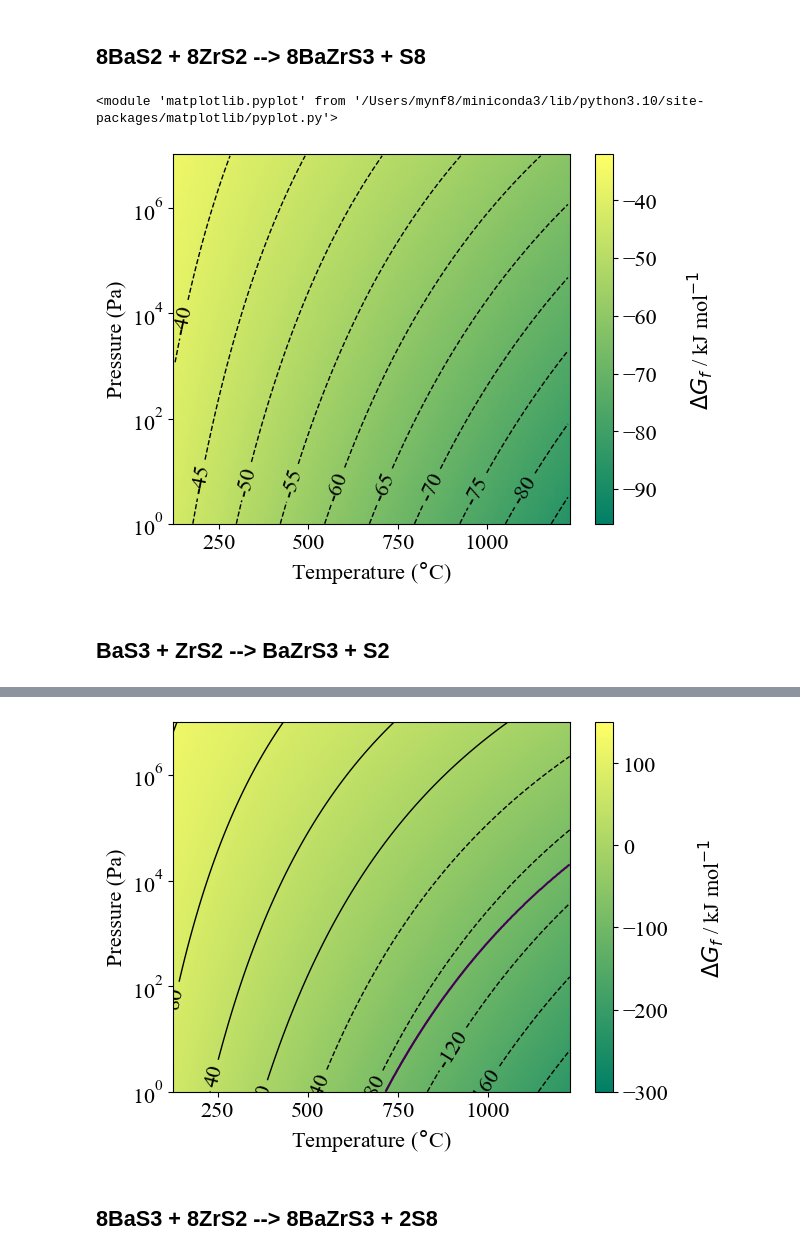
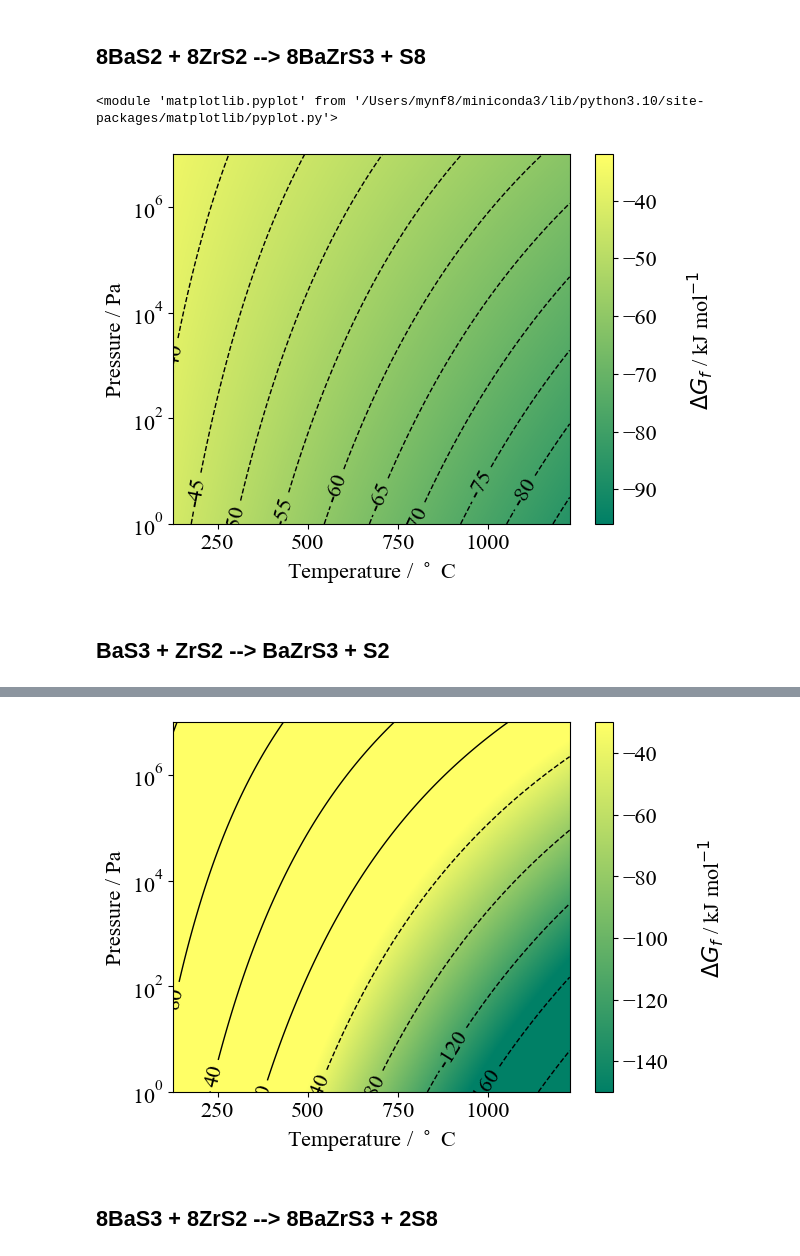
Before and after one commit to NU-CEM/2023_BaZrS3_Thermodynamic_Model, a Jupyter notebook: thermodynamic_analysis.ipynb, the cells around one changed output, grey strips where cells are left out. Cells and saved outputs as stored; diff of their text form; code cells hidden in the pictures.

```diff
--- a/thermodynamic_analysis.ipynb
+++ b/thermodynamic_analysis.ipynb
@@ -322,15 +303,15 @@ GFE_4310.plot_TvsP(scale_range=[-175,50],T_units="C")
 ## 8BaS2 + 8ZrS2 --> 8BaZrS3 +  S8
 # %%
 bulk_reaction = reactions.Reaction({BaS2:8,ZrS2:8},{BaZrS3:8,S8:1},temperature=T, pressure=P, fu=8)
-GFE_4310 = bulk_reaction.Dmu(units="kJ",xc='scan')
-GFE_4310.plot_TvsP(scale_range=[-96,-32],T_units="C")
+GFE = bulk_reaction.Dmu(units="kJ",xc='scan')
+GFE.plot_TvsP(scale_range=[-96,-32],T_units="C")
 # %% [output]
 <module 'matplotlib.pyplot' from '/Users/mynf8/miniconda3/lib/python3.10/site-packages/matplotlib/pyplot.py'>
-[figure, old version]
+[figure, new version]
 # %% [markdown]
 ## BaS3 + ZrS2 --> BaZrS3 +  S2
 # %%
 bulk_reaction = reactions.Reaction({BaS3_P4:1,ZrS2:1},{BaZrS3:1,S2:1},temperature=T, pressure=P, fu=1)
-GFE_4310 = bulk_reaction.Dmu(units="kJ",xc='scan')
-plt.contour(T-273,P.flatten(),S8_mu.potential <= S2_mu.potential*4, levels=[.5])
+GFE = bulk_reaction.Dmu(units="kJ",xc='scan')
+GFE.plot_TvsP(scale_range=[-150,-30],T_units="C")
 # %% [output]
@@ -338,4 +319,4 @@ plt.contour(T-273,P.flatten(),S8_mu.potential <= S2_mu.potential*4, levels=[.5])
-[figure, old version]
+[figure, new version]
 # %% [markdown]
 ## 8BaS3 + 8ZrS2 --> 8BaZrS3 +  2S8
 # %%
```
Also changed, not shown: parts of 51 cells of this notebook.
